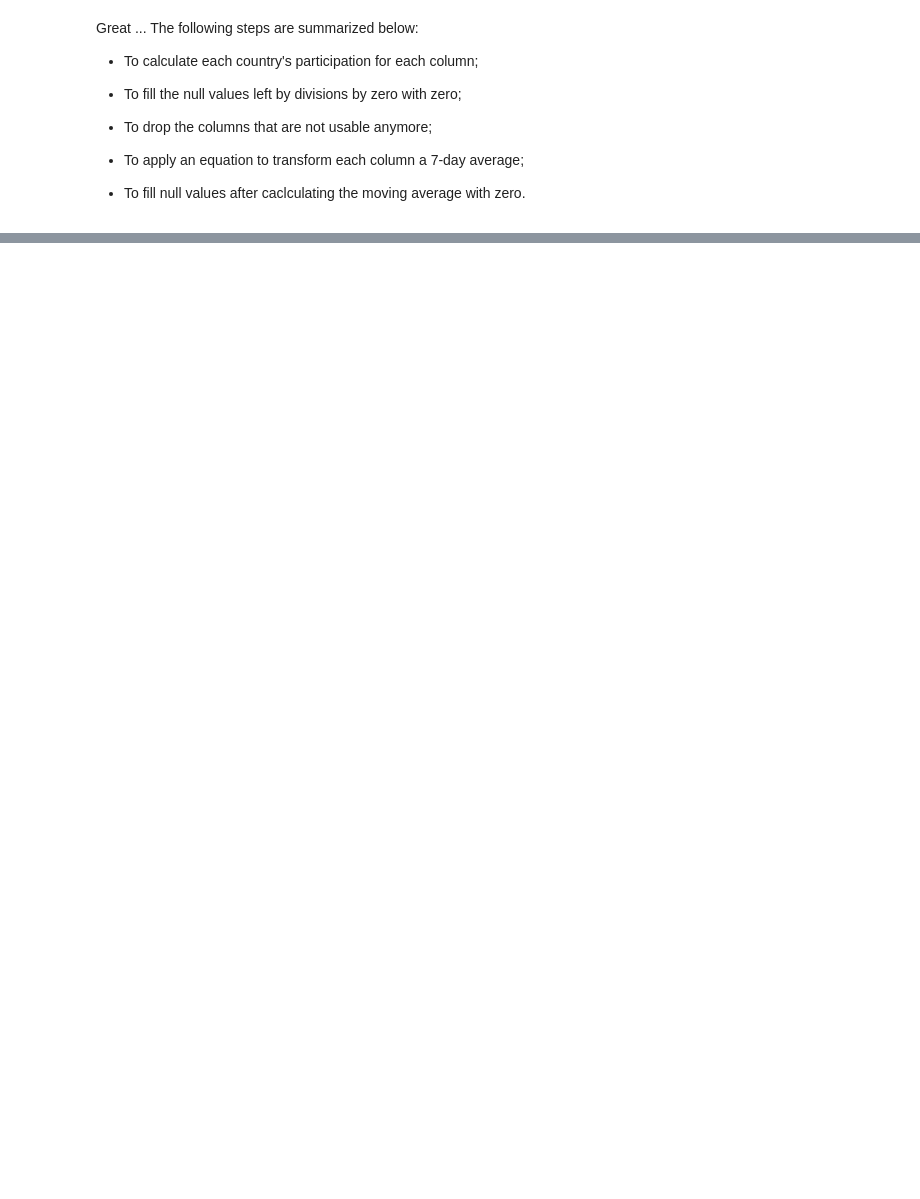
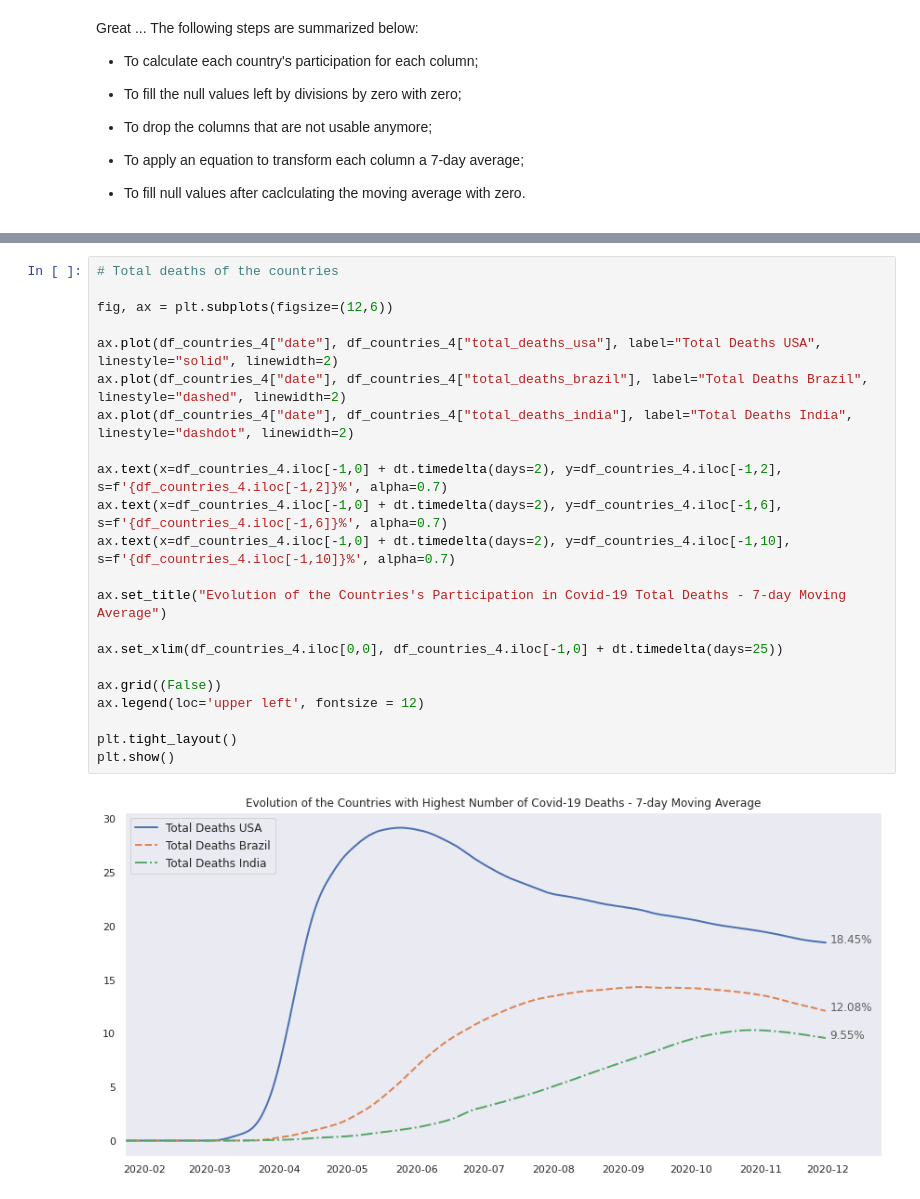
Before and after one commit to JoaoSiqueiraDS/DS_Days, a Jupyter notebook: COVID.ipynb, the cells around one changed output, grey strips where cells are left out. Cells and saved outputs as stored; diff of their text form; blank space fills up the shorter version.

```diff
--- a/COVID.ipynb
+++ b/COVID.ipynb
@@ -585,0 +668,24 @@ brazil_gdp = df.loc[df.location=="Brazil", ["date","gdp_per_capita"]].dtypes
+# %%
+# Total deaths of the countries
+
+fig, ax = plt.subplots(figsize=(12,6))
+
+ax.plot(df_countries_4["date"], df_countries_4["total_deaths_usa"], label="Total Deaths USA", linestyle="solid", linewidth=2)
+ax.plot(df_countries_4["date"], df_countries_4["total_deaths_brazil"], label="Total Deaths Brazil", linestyle="dashed", linewidth=2)
+ax.plot(df_countries_4["date"], df_countries_4["total_deaths_india"], label="Total Deaths India", linestyle="dashdot", linewidth=2)
+
+ax.text(x=df_countries_4.iloc[-1,0] + dt.timedelta(days=2), y=df_countries_4.iloc[-1,2], s=f'{df_countries_4.iloc[-1,2]}%', alpha=0.7)
+ax.text(x=df_countries_4.iloc[-1,0] + dt.timedelta(days=2), y=df_countries_4.iloc[-1,6], s=f'{df_countries_4.iloc[-1,6]}%', alpha=0.7)
+ax.text(x=df_countries_4.iloc[-1,0] + dt.timedelta(days=2), y=df_countries_4.iloc[-1,10], s=f'{df_countries_4.iloc[-1,10]}%', alpha=0.7)
+
+ax.set_title("Evolution of the Countries's Participation in Covid-19 Total Deaths - 7-day Moving Average")
+
+ax.set_xlim(df_countries_4.iloc[0,0], df_countries_4.iloc[-1,0] + dt.timedelta(days=25))
+
+ax.grid((False))
+ax.legend(loc='upper left', fontsize = 12)
+
+plt.tight_layout()
+plt.show()
+# %% [output]
+[figure, added]
```
Also changed, not shown: parts of 32 cells of this notebook.
